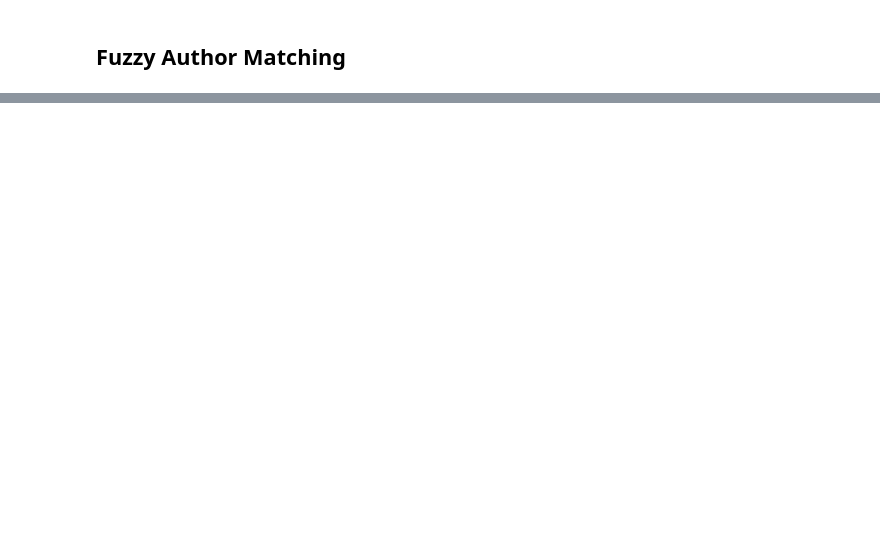
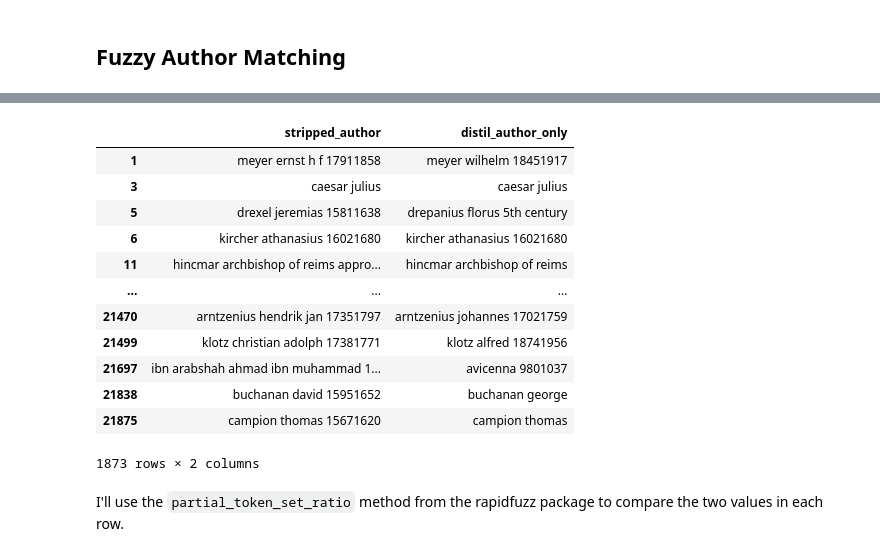
Before and after one commit to sjhuskey/dll-hybrid, a Jupyter notebook: python/analysis.ipynb, the cells around one changed output, grey strips where cells are left out. Saved outputs shown, nothing was run; the diff lists cells and outputs as text; code cells hidden in the pictures; blank space fills up the shorter version.

```diff
--- a/python/analysis.ipynb
+++ b/python/analysis.ipynb
@@ -481,0 +299,29 @@ Hmmm. There are still some Greek names. I guess I need to sift through the "auth
+# %%
+# Use the `normalize_author_name()` utility function to lower the `author` value and remove punctuation.
+import utilities as utilities
+db_95_100['stripped_author'] = db_95_100['author'].apply(lambda x: utilities.normalize_author_name(x))
+
+import ast
+db_95_100['distil_author_only'] = db_95_100['distilbert_author'].apply(lambda x: ast.literal_eval(x)['authorized_name'] if isinstance(x, str) else x['authorized_name'])
+db_95_100['distil_author_only'] = db_95_100['distil_author_only'].apply(lambda x: utilities.normalize_author_name(x))
+
+db_95_100 = db_95_100[['stripped_author','distil_author_only']]
+# %%
+unique_authors = db_95_100.drop_duplicates(subset=['stripped_author','distil_author_only'])
+unique_authors
+# %% [output]
+|  | stripped_author | distil_author_only |
+| 1 | meyer ernst h f 17911858 | meyer wilhelm 18451917 |
+| 3 | caesar julius | caesar julius |
+| 5 | drexel jeremias 15811638 | drepanius florus 5th century |
+| 6 | kircher athanasius 16021680 | kircher athanasius 16021680 |
+| 11 | hincmar archbishop of reims appro... | hincmar archbishop of reims |
+| ... | ... | ... |
+| 21470 | arntzenius hendrik jan 17351797 | arntzenius johannes 17021759 |
+| 21499 | klotz christian adolph 17381771 | klotz alfred 18741956 |
+| 21697 | ibn arabshah ahmad ibn muhammad 1... | avicenna 9801037 |
+| 21838 | buchanan david 15951652 | buchanan george |
+| 21875 | campion thomas 15671620 | campion thomas |
+1873 rows × 2 columns
+# %% [markdown]
+I'll use the `partial_token_set_ratio` method from the rapidfuzz package to compare the two values in each row.
```
Also changed, not shown: parts of 63 cells of this notebook.
